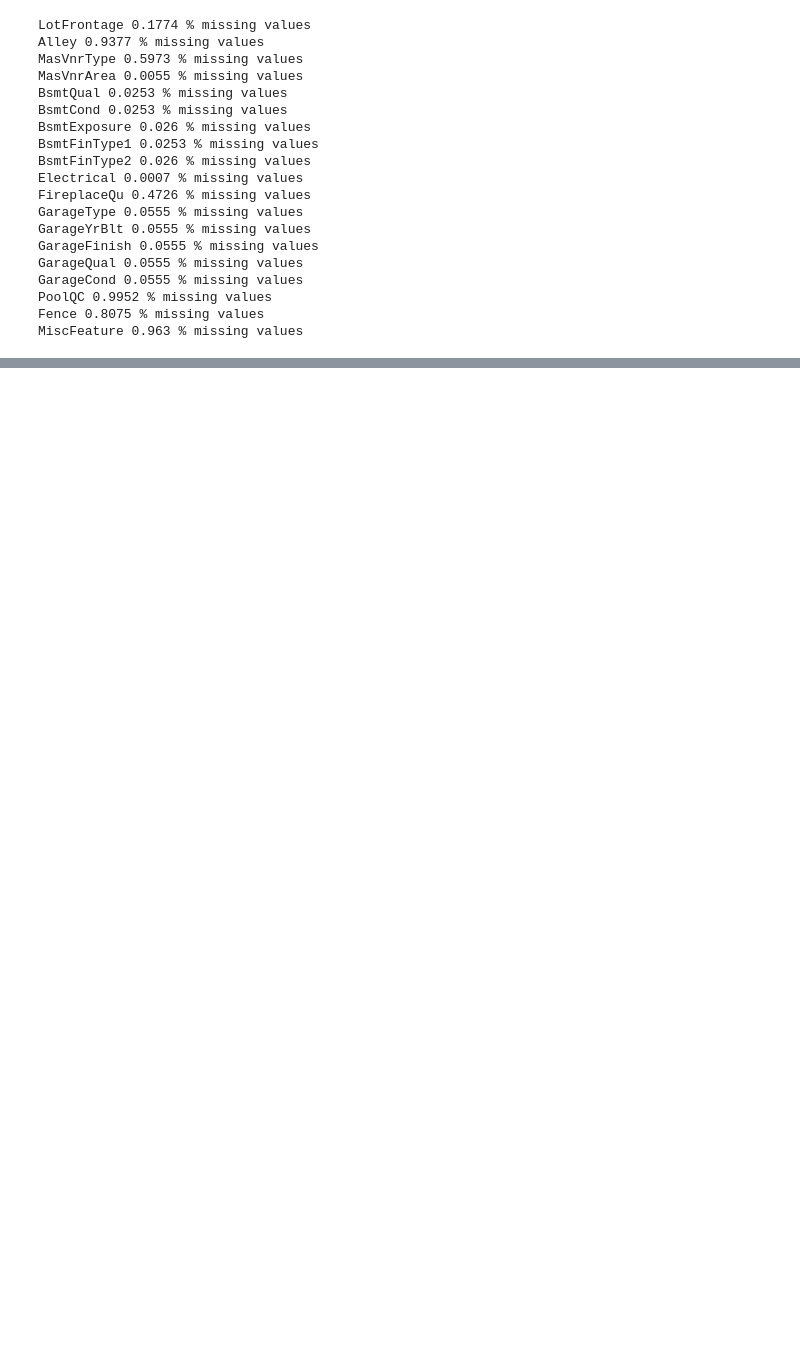
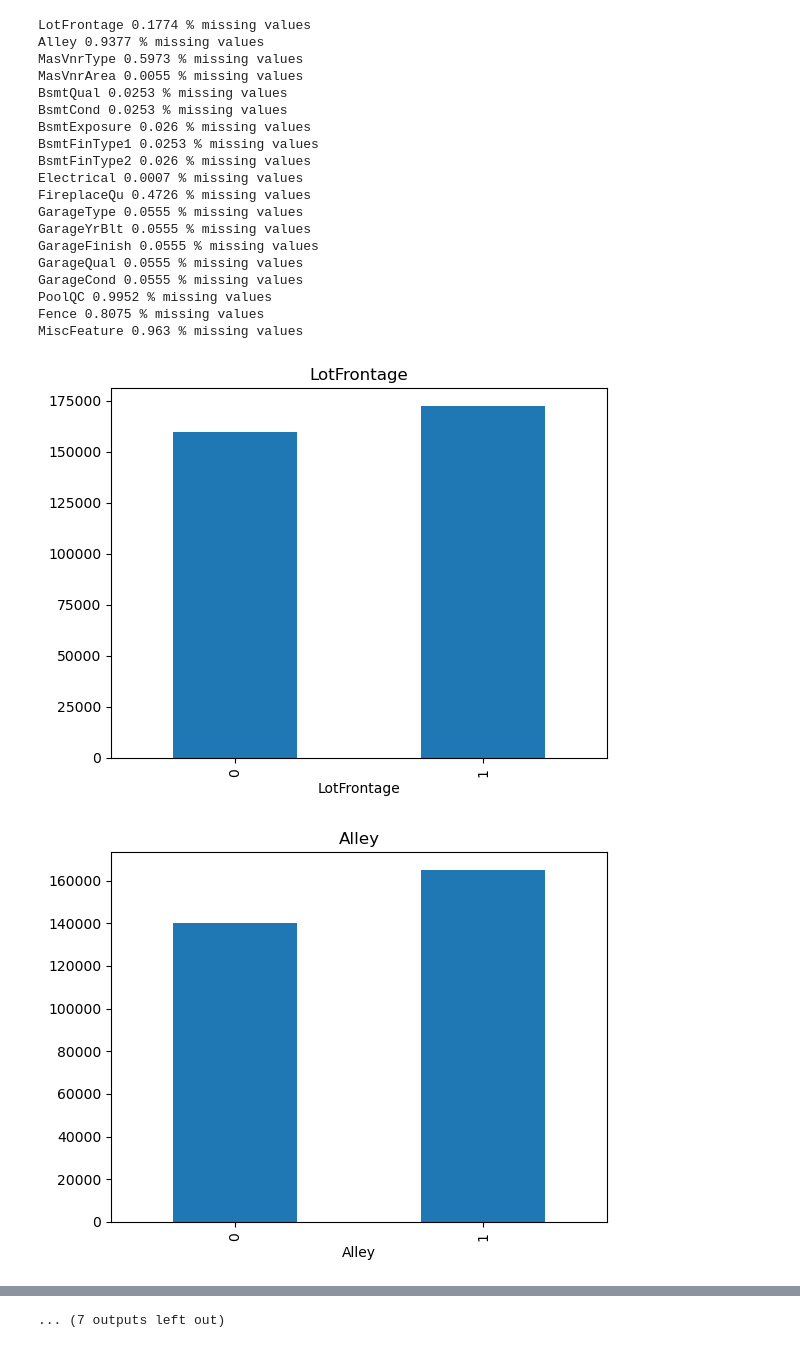
Before and after one commit to thasvithu/iNeuron-Full-Stack-Data-Science, a Jupyter notebook: 04 Data Analytics/EDA/02 house-prices-advanced-regression-techniques/Untitled.ipynb, the cells around one changed output, grey strips where cells are left out. Cells and saved outputs as stored; diff of their text form; code cells hidden in the pictures; blank space fills up the shorter version.

```diff
--- a/04 Data Analytics/EDA/02 house-prices-advanced-regression-techniques/Untitled.ipynb
+++ b/04 Data Analytics/EDA/02 house-prices-advanced-regression-techniques/Untitled.ipynb
@@ -136,3 +144,22 @@ GarageCond 0.0555 % missing values
 PoolQC 0.9952 % missing values
 Fence 0.8075 % missing values
 MiscFeature 0.963 % missing values
+# %%
+#Independet VS Dependent features
+##to handle missing values we will analyze the relationship between Independet VS Dependent features by
+#drawing some graphs
+
+## Lets plot some mazing diagrams
+data = dataset.copy()
+
+for feature in features_with_na_values:
+    #lets make a variable that indiacte 1 if the observatuion was missing or 0 otherwise
+    data[feature] = np.where(data[feature].isnull(), 1, 0)
+
+    #lets calculate the mean saleprice where the information is missing or present
+    data.groupby(feature)['SalePrice'].median().plot.bar()
+    plt.title(feature)
+    plt.show()
+# %% [output]
+[figure, added]
+[figure, added]
@@ -138,0 +176 @@ MiscFeature 0.963 % missing values
+... (7 outputs left out)
```
Also changed, not shown: parts of 13 cells of this notebook, 1 other file.
